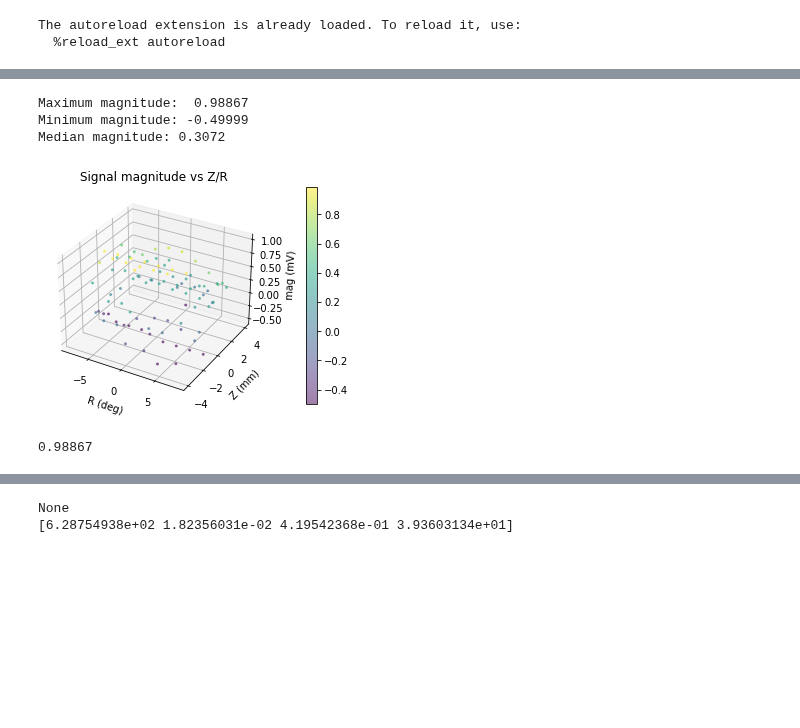
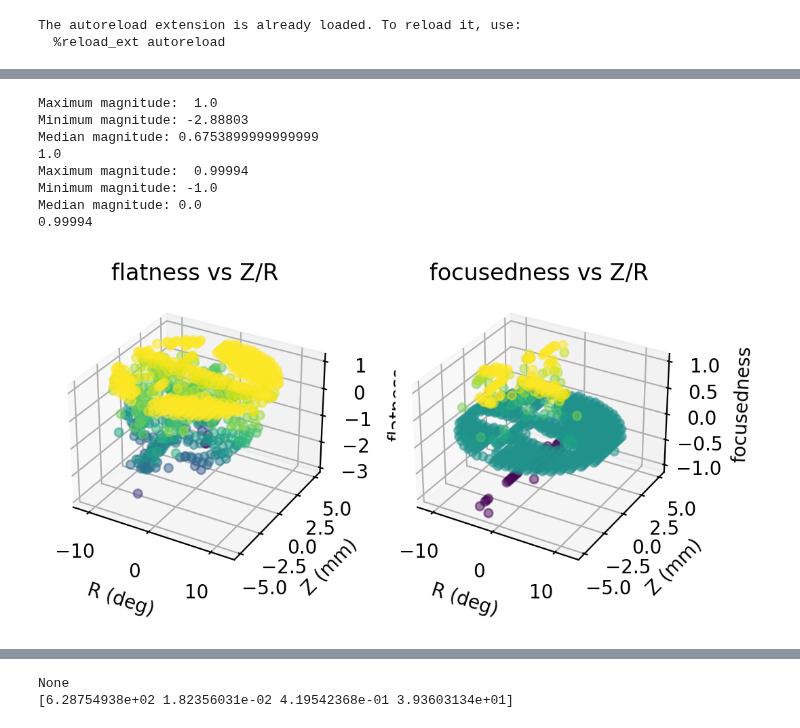
Before and after one commit to Benji-UW/COBOT-Transducer-Control-Code, a Jupyter notebook: Debugging Scripts/2D scans.ipynb, the cells around one changed output, grey strips where cells are left out. Saved outputs shown, nothing was run; the diff lists cells and outputs as text; code cells hidden in the pictures; blank space fills up the shorter version.

Commit message:
I believe I've prepped enough stuff for the graph rendering notebooks to adequately process multiple channels. Here's hoping :)

```diff
--- a/Debugging Scripts/2D scans.ipynb
+++ b/Debugging Scripts/2D scans.ipynb
@@ -55,7 +55,7 @@ Available test files:
 # %%
 debug_mode = True
 save_figs = False
-file_no = 23
+file_no = 26
 
 if save_figs:
     plt.rcParams['figure.dpi'] = 500
@@ -84,6 +84,12 @@ resolution = json_data["resolution"]
 points = json_data["points"]
 max_point = json_data["max_point"]
 
+if 'data_channels' in json_data.keys():
+    data_channels = json_data['data_channels']
+    data_labels = ['flatness', 'sharpness']
+else:
+    data_channels = 1
+
 if debug_mode:
     for i in json_data.keys():
         if i != "points":
@@ -106,13 +113,16 @@ active_ROM: ['Z', 'Rx']
 np_all = np.array(points)
 active_rom = json_data["active_ROM"]
 cols = active_rom.copy()
-cols.append("mag")
+for i in range(data_channels):
+    cols.append(data_labels[i])
 dat = pd.DataFrame(data=np_all, columns=cols)
 
-mp = dat.loc[dat['mag'].idxmax()]
+mp = dat.loc[dat[data_labels[0]].idxmax()]
 
 if debug_mode:
     print(mp)
     print(dat.head())
     print(dat.shape)
+
+rotational_axis = "Rx"
 # %% [output]
@@ -130,37 +141,47 @@ Name: 81, dtype: float64
 # %%
-ax = plt.axes(projection='3d')
+fig = plt.figure(dpi=200)
 
-rotational_axis = "Rx"
+for i in range(data_channels):
+    ax = fig.add_subplot(1,2,i+1,projection='3d')
+    data_col = data_labels[i]
 
-if debug_mode:
-    print(f"Maximum magnitude:  {max(dat['mag'])}")
-    print(f"Minimum magnitude: {min(dat['mag'])}")
-    print(f"Median magnitude: {np.median(dat['mag'])}")
+    # ax = plt.axes(projection='3d')
 
-med = np.median(dat['mag'])
-# dat2 = dat[np.all([dat['mag'] > med*1.3, dat['Ry'] > 5],axis=0)]
-dat2 = dat[dat['mag'] > med*1.3]
+    if debug_mode:
+        print(f"Maximum magnitude:  {max(dat[data_col])}")
+        print(f"Minimum magnitude: {min(dat[data_col])}")
+        print(f"Median magnitude: {np.median(dat[data_col])}")
 
-# fig = ax.scatter(dat2['Rx'], dat2['Ry'], dat2['Z'], c=dat2['mag'], cmap='viridis', alpha=0.1,s=4)
-fig = ax.scatter(dat[rotational_axis], dat['Z'], dat['mag'], c=dat['mag'], cmap='viridis', alpha=0.5,s=4)
+    med = np.median(dat[data_col])
+    # dat2 = dat[np.all([dat['mag'] > med*1.3, dat['Ry'] > 5],axis=0)]
+    dat2 = dat[dat[data_col] > med*1.3]
 
-ax.set_xlabel("R (deg)")
-ax.set_ylabel("Z (mm)")
-ax.set_zlabel("mag (mV)")
-ax.set_title("Signal magnitude vs Z/R")
+    # fig = ax.scatter(dat2['Rx'], dat2['Ry'], dat2['Z'], c=dat2['mag'], cmap='viridis', alpha=0.1,s=4)
+    ax.scatter(dat[rotational_axis], dat['Z'], dat[data_col],
+        c=dat[data_col], cmap='viridis', alpha=0.5)
 
-plt.colorbar(fig, pad=0.13)
+    ax.set_xlabel("R (deg)")
+    ax.set_ylabel("Z (mm)")
+    ax.set_zlabel(data_labels[i])
+    ax.set_title(f"{data_labels[i]} vs Z/R")
+
+    # ax.colorbar(fig, pad=0.13)
+    # plt.show()
+
+    print(max(dat[data_col]))
+
 if save_figs:
     plt.savefig("figures\\2D_fullscan_render_test_%s.jpg" % file_no, dpi=400)
-plt.show()
-
-print(max(dat['mag']))
 # %% [output]
-Maximum magnitude:  0.98867
-Minimum magnitude: -0.49999
-Median magnitude: 0.3072
+Maximum magnitude:  1.0
+Minimum magnitude: -2.88803
+Median magnitude: 0.6753899999999999
+1.0
+Maximum magnitude:  0.99994
+Minimum magnitude: -1.0
+Median magnitude: 0.0
+0.99994
-[figure, old version]
+[figure, new version]
-0.98867
 # %%
 # "mps" stands for "max points," or all the points in Rx/Ry space that occur at the max
 # value of Z, rotated for each of the other dimensions
```
Also changed, not shown: parts of 7 cells of this notebook, 6 other files.
